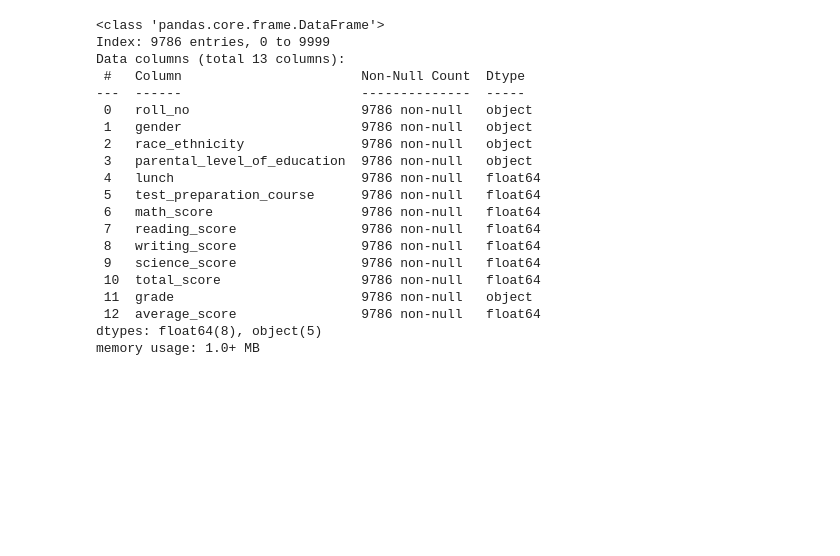
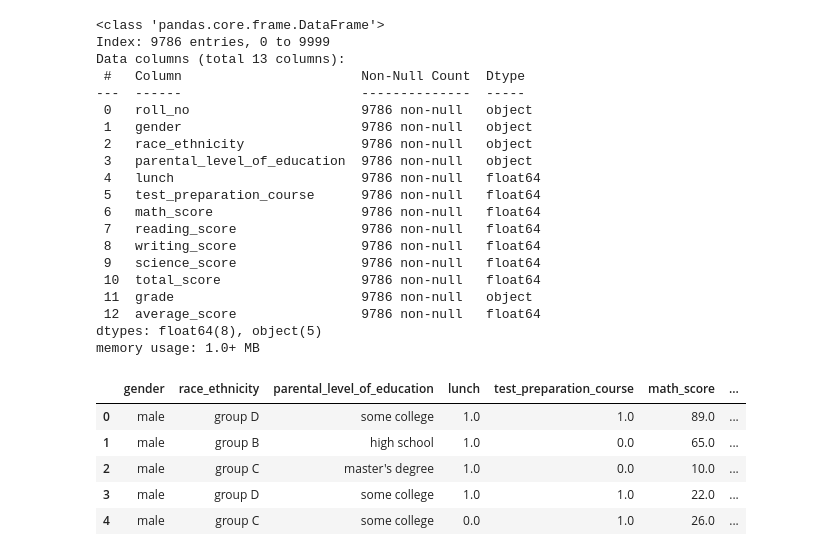
Before and after one commit to Kabyik-Kayal/mlproject, a Jupyter notebook: notebook/eda.ipynb, the cells around one changed output. Drawn from its saved outputs; the diff is of its cells as text; code cells hidden in the pictures; blank space fills up the shorter version.

```diff
--- a/notebook/eda.ipynb
+++ b/notebook/eda.ipynb
@@ -296,3 +296,14 @@ Data columns (total 13 columns):
  12  average_score                9786 non-null   float64
 dtypes: float64(8), object(5)
 memory usage: 1.0+ MB
+# %%
+df.drop(columns=["roll_no"], inplace=True)
+# %%
+df.head()
+# %% [output]
+|  | gender | race_ethnicity | parental_level_of_education | lunch | test_preparation_course | math_score | ... |
+| 0 | male | group D | some college | 1.0 | 1.0 | 89.0 | ... |
+| 1 | male | group B | high school | 1.0 | 0.0 | 65.0 | ... |
+| 2 | male | group C | master's degree | 1.0 | 0.0 | 10.0 | ... |
+| 3 | male | group D | some college | 1.0 | 1.0 | 22.0 | ... |
+| 4 | male | group C | some college | 0.0 | 1.0 | 26.0 | ... |
```
Also changed, not shown: parts of 2 cells of this notebook, 7 other files.
